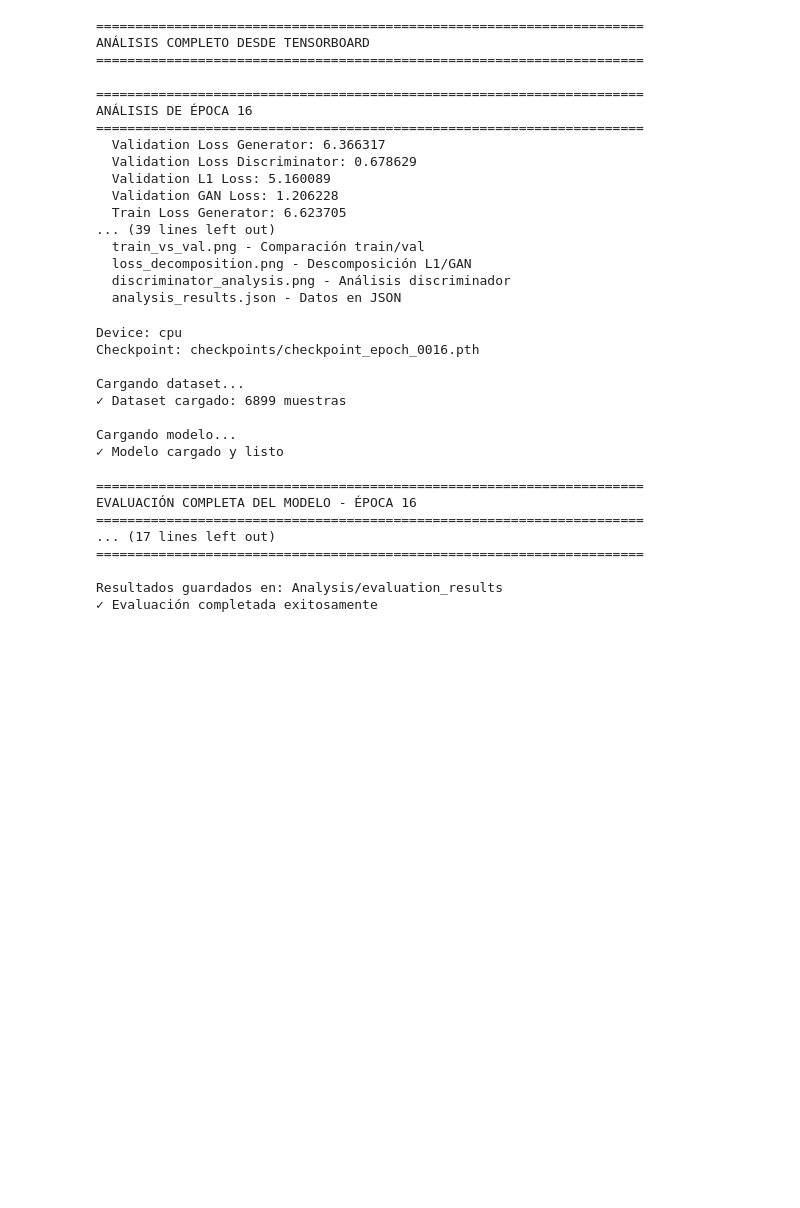
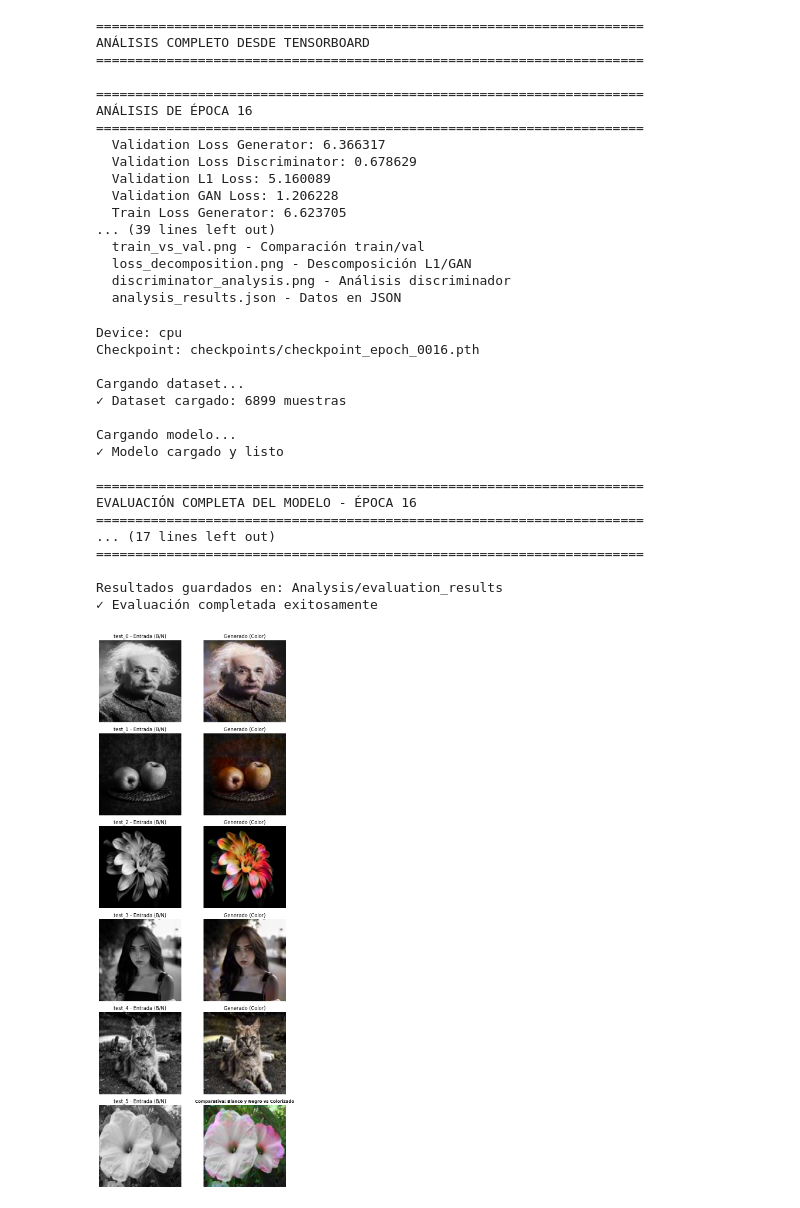
Before and after one commit to DiegoDuaS/ImageColoringGAN, a Jupyter notebook: modelo_Final.ipynb, the cells around one changed output. Drawn from its saved outputs; the diff is of its cells as text; code cells hidden in the pictures; blank space fills up the shorter version.

Commit message:
Feat: Test con imagenes fuera del dataset

```diff
--- a/modelo_Final.ipynb
+++ b/modelo_Final.ipynb
@@ -2121,3 +2121,100 @@ EVALUACIÓN COMPLETA DEL MODELO - ÉPOCA 16
 
 Resultados guardados en: Analysis/evaluation_results
 ✓ Evaluación completada exitosamente
+# %%
+# ============================================================
+# COMPARACIÓN MANUAL: 6 imágenes, preprocesadas al formato 128x128
+# ============================================================
+from PIL import Image
+import numpy as np
+import matplotlib.pyplot as plt
+from skimage.color import rgb2lab, lab2rgb
+from pathlib import Path
+import torch
+
+MANUAL_OUT = Path("Analysis/evaluation_results/comparisons")
+MANUAL_OUT.mkdir(parents=True, exist_ok=True)
+
+# ---- Selección de 6 imágenes (ajusta si quieres otras) ----
+SEL_IMAGES = [
+    ("test_images/test_0.jpg", 8),  # Einstein -> person
+    ("test_images/test_1.jpg", 6),  # Fruta -> flower
+    ("test_images/test_2.jpg", 5),  # gato -> cat
+    ("test_images/test_3.jpg", 8),  # Mujer -> person
+    ("test_images/test_4.jpg", 3),  # gato -> cat
+    ("test_images/test_5.jpg", 5),  # Flor -> person
+]
+NUM_CLASSES = 8
+DISPLAY_TILE = (256, 256)  # tamaño visual uniforme por panel (izq/der)
+
+def _one_hot(k, n, device):
+    y = torch.zeros(1, n, device=device)
+    y[0, k-1] = 1.0
+    return y
+
+def _prep_L_for_model(pil_img, size=128, device="cpu"):
+    """Convierte PIL->LAB y regresa:
+       L_tensor [1,1,H,W] en [-1,1], L_lab [H,W] en [0,100], gray_vis RGB [H,W,3]"""
+    img = pil_img.convert("RGB").resize((size, size), Image.BICUBIC)
+    x = np.asarray(img).astype(np.float32) / 255.0
+    lab = rgb2lab(x)
+    L_lab = lab[..., 0]
+    L_norm = (L_lab / 50.0) - 1.0
+    L_tensor = torch.from_numpy(L_norm).unsqueeze(0).unsqueeze(0).to(device)
+    gray_vis = np.repeat((L_lab/100.0)[..., None], 3, axis=2)
+    return L_tensor, L_lab, gray_vis
+
+def _lab_to_rgb(L_lab, ab_pred):
+    """L_lab [H,W] (0..100), ab_pred torch[1,2,H,W] (-1..1) -> RGB np[H,W,3] (0..1)"""
+    ab = (ab_pred.squeeze(0).detach().cpu().numpy() * 110.0)  # a,b
+    lab = np.zeros((*L_lab.shape, 3), dtype=np.float32)
+    lab[..., 0] = L_lab
+    lab[..., 1:] = np.transpose(ab, (1, 2, 0))
+    return np.clip(lab2rgb(lab), 0, 1)
+
+def colorize_and_compare(generator, device, save_name="manual_selection_grid.png"):
+    rows = len(SEL_IMAGES)
+    fig, axes = plt.subplots(rows, 2, figsize=(8, 3.2*rows))
+
+    for i, (path, cls_idx) in enumerate(SEL_IMAGES):
+        pil = Image.open(path)
+
+        # --- Preprocesar al tamaño esperado por el modelo ---
+        L_t, L_lab, gray_vis = _prep_L_for_model(pil, size=128, device=device)
+        y = _one_hot(cls_idx, NUM_CLASSES, device)
+
+        with torch.no_grad():
+            ab_fake = generator(L_t, y)
+
+        rgb = _lab_to_rgb(L_lab, ab_fake)
+
+        # --- Paneles con tamaño uniforme para visualizar correctamente ---
+        g_show = Image.fromarray((gray_vis*255).astype(np.uint8)).resize(DISPLAY_TILE, Image.BICUBIC)
+        c_show = Image.fromarray((rgb*255).astype(np.uint8)).resize(DISPLAY_TILE, Image.BICUBIC)
+
+        axes[i, 0].imshow(g_show); axes[i, 0].set_title(f"{Path(path).stem} - Entrada (B/N)")
+        axes[i, 1].imshow(c_show); axes[i, 1].set_title("Generado (Color)")
+        axes[i, 0].axis("off");     axes[i, 1].axis("off")
+
+    plt.title("Comparativa: Blanco y Negro vs Colorizado", fontsize=10, fontweight="bold")
+    plt.tight_layout()
+    save_path = MANUAL_OUT / save_name
+    plt.savefig(save_path, dpi=200, bbox_inches="tight")
+    plt.show()   # <- lo muestra al correr
+    print(f"✓ Grid guardado en: {save_path}")
+
+
+if __name__ == "__main__":
+    # main()
+    from Modelo.generador import ColorGenerator
+    import torch
+
+    device = torch.device('cuda' if torch.cuda.is_available() else 'cpu')
+    gen = ColorGenerator()
+    ckpt = torch.load("checkpoints/checkpoint_epoch_0016.pth", map_location=device)
+    gen.load_state_dict(ckpt['generator_state_dict'])
+    gen.to(device).eval()
+
+    colorize_and_compare(gen, device)
+# %% [output]
+[figure, added]
```
Also changed, not shown: parts of 1 cell of this notebook, 9 other files.
